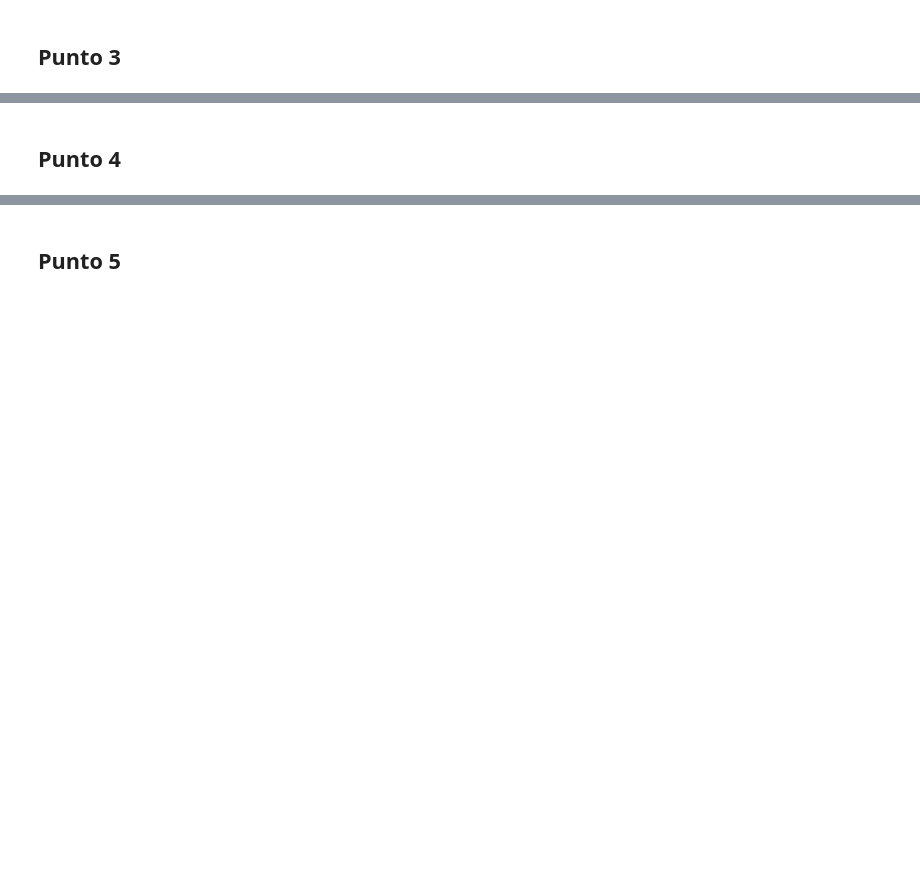
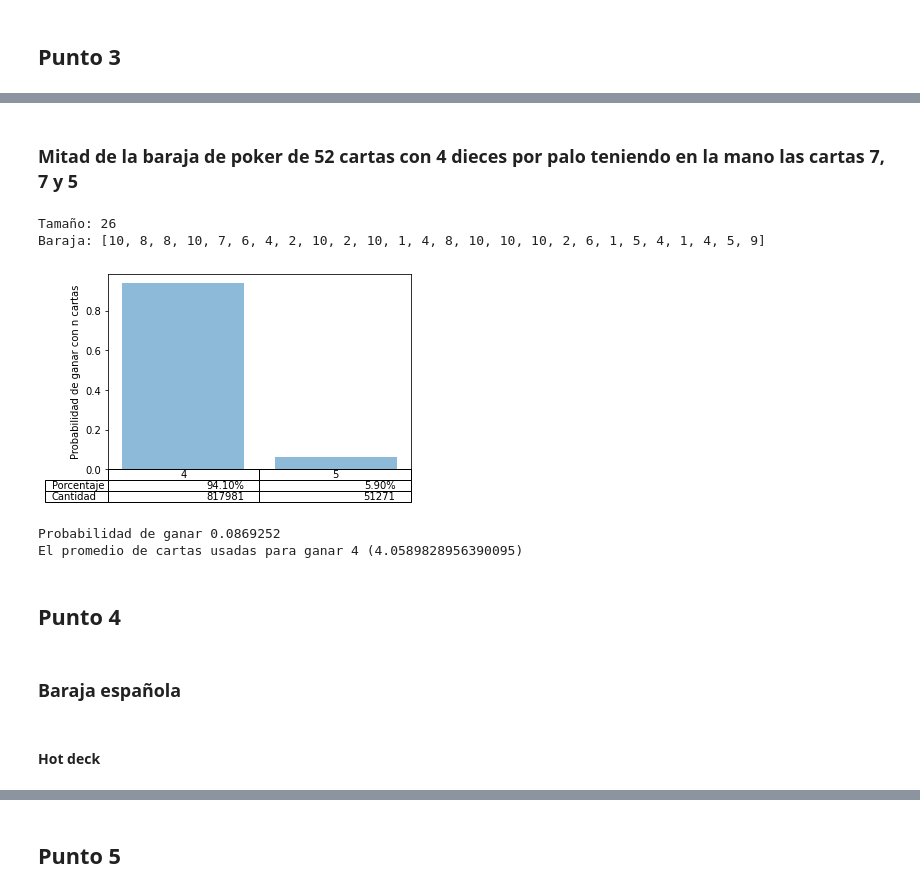
Before and after one commit to csantosr/MetNumUN2020II, a Jupyter notebook: Lab4/21BlackjackGrNumericalMethods1StGroup1.ipynb, the cells around one changed output, grey strips where cells are left out. Saved outputs shown, nothing was run; the diff lists cells and outputs as text; code cells hidden in the pictures; blank space fills up the shorter version.

```diff
--- a/Lab4/21BlackjackGrNumericalMethods1StGroup1.ipynb
+++ b/Lab4/21BlackjackGrNumericalMethods1StGroup1.ipynb
@@ -124,3 +247,20 @@ El promedio de cartas usadas para ganar 4.0
+# %% [markdown]
+### Mitad de la baraja de poker de 52 cartas con 4 dieces por palo teniendo en la mano las cartas 7, 7 y 5
+# %%
+poker_half_deck = custom_deck(nrm_poker_deck, hand=[7, 7, 5])
+print('''Tamaño: {}
+Baraja: {}'''.format(len(poker_half_deck), poker_half_deck))
+# %% [output]
+Tamaño: 26
+Baraja: [10, 8, 8, 10, 7, 6, 4, 2, 10, 2, 10, 1, 4, 8, 10, 10, 10, 2, 6, 1, 5, 4, 1, 4, 5, 9]
+# %%
+probability, win_cards_sum = monte_carlo_blackjack_dynamic_decks(10000000, base_deck=nrm_poker_deck, initial_game_cards=[7, 7, 5], ploting=True)
+print("Probabilidad de ganar {}".format(probability))
+print("El promedio de cartas usadas para ganar {} ({})".format(round(sum(win_cards_sum)/len(win_cards_sum)), sum(win_cards_sum)/len(win_cards_sum)))
+# %% [output]
+[figure, added]
+Probabilidad de ganar 0.0869252
+El promedio de cartas usadas para ganar 4 (4.0589828956390095)
 # %% [markdown]
 ## Punto 4
 # %%
@@ -128,4 +268,8 @@ spanish_hot_deck = [1, 1, 1, 1, 2, 2, 2, 2]
 poker_hot_deck = [1, 1, 1, 1, 2, 2, 2, 2]
 spanish_cold_deck = [8, 8, 8, 8, 9, 9, 9, 9]
 poker_cold_deck = [8, 8, 8, 8, 9, 9, 9, 9]
+# %% [markdown]
+### Baraja española
+# %% [markdown]
+#### Hot deck
 # %%
```
Also changed, not shown: parts of 26 cells of this notebook.
